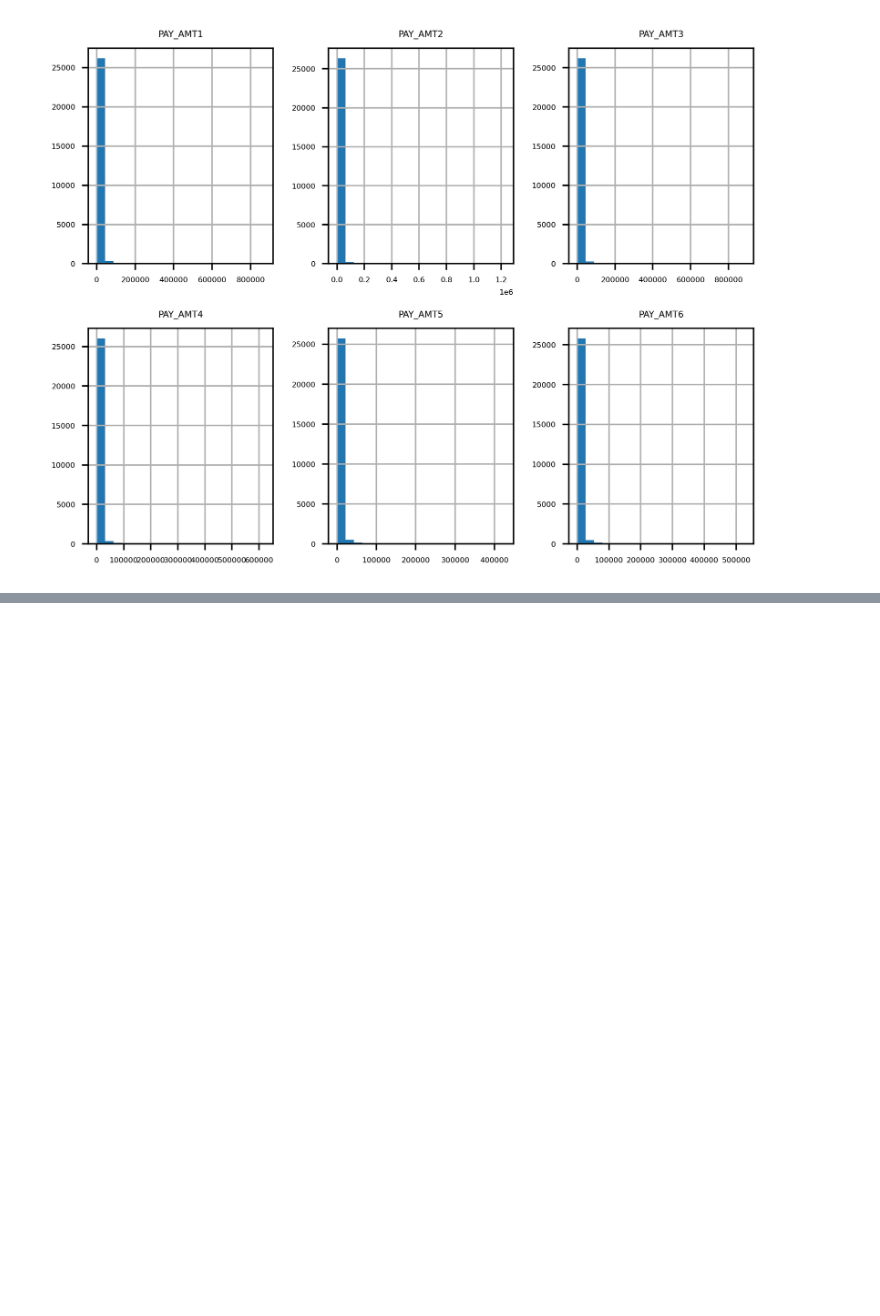
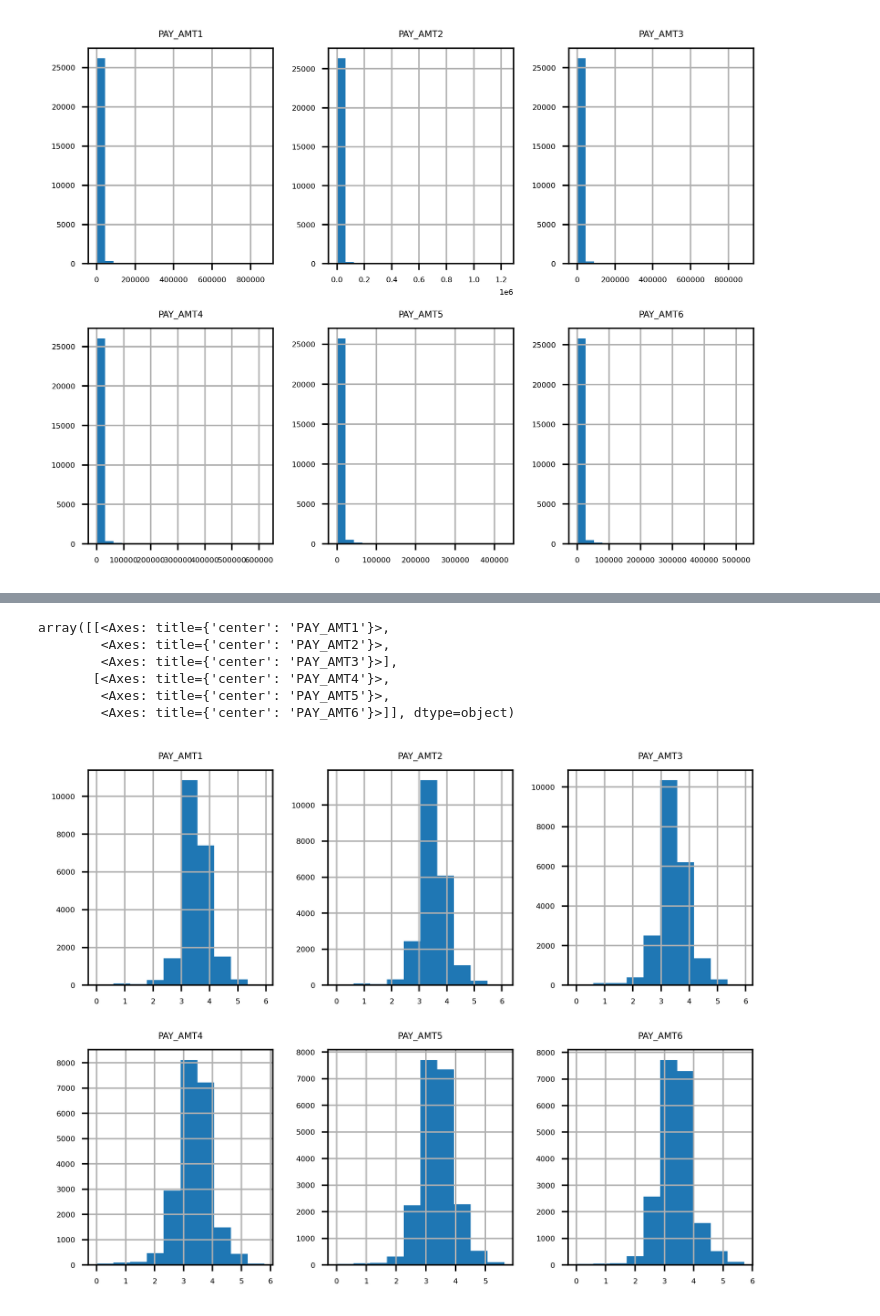
Before and after one commit to nikhilnjha/DS_Projects_with_Python, a Jupyter notebook: analysis.ipynb, the cells around one changed output, grey strips where cells are left out. Drawn from its saved outputs; the diff is of its cells as text; code cells hidden in the pictures; blank space fills up the shorter version.

```diff
--- a/analysis.ipynb
+++ b/analysis.ipynb
@@ -558,0 +583,2 @@ array([[<Axes: title={'center': 'PAY_AMT1'}>,
+# %%
+pay_zero_mask = df[pay_amt_feats] == 0
@@ -558,0 +595,10 @@ array([[<Axes: title={'center': 'PAY_AMT1'}>,
+# %%
+df[pay_amt_feats][~pay_zero_mask].apply(np.log10).hist(layout=(2,3))
+# %% [output]
+array([[<Axes: title={'center': 'PAY_AMT1'}>,
+        <Axes: title={'center': 'PAY_AMT2'}>,
+        <Axes: title={'center': 'PAY_AMT3'}>],
+       [<Axes: title={'center': 'PAY_AMT4'}>,
+        <Axes: title={'center': 'PAY_AMT5'}>,
+        <Axes: title={'center': 'PAY_AMT6'}>]], dtype=object)
+[figure, added]
```
Also changed, not shown: parts of 4 cells of this notebook.
